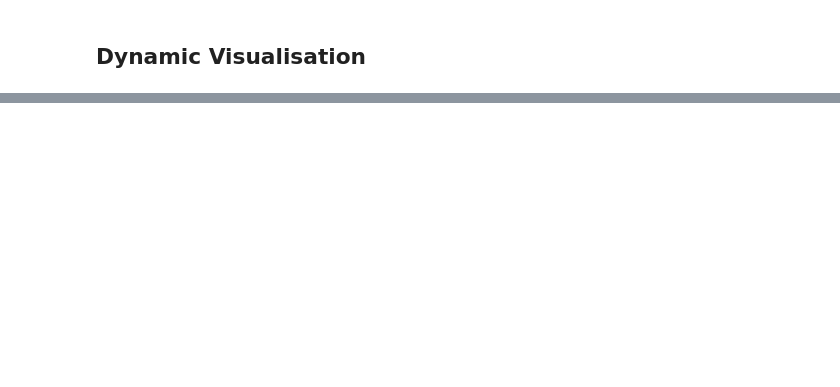
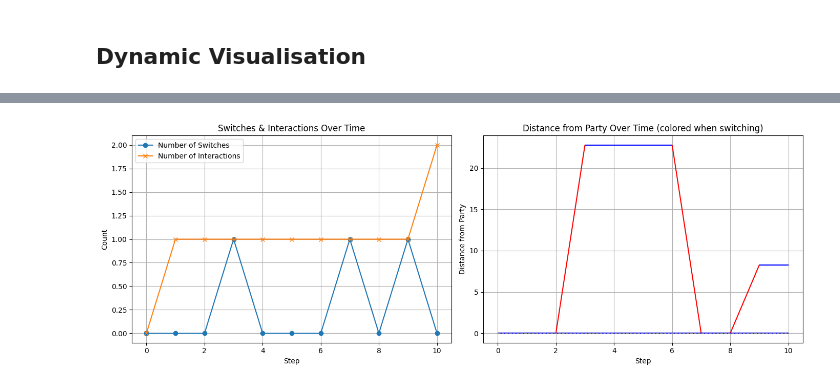
Before and after one commit to AndilexDlongs/social-contagion-abm, a Jupyter notebook: preliminary_models/social_contagion_abm.ipynb, the cells around one changed output, grey strips where cells are left out. Saved outputs shown, nothing was run; the diff lists cells and outputs as text; code cells hidden in the pictures; blank space fills up the shorter version.

```diff
--- a/preliminary_models/social_contagion_abm.ipynb
+++ b/preliminary_models/social_contagion_abm.ipynb
@@ -130,6 +131,7 @@ class VoterAgent(CellAgent):
         # Update party affiliation
         old_party = self.party_affiliation
         self.party_affiliation = self.assign_party()
+        self.distance = self.party_distance()
         self.switched_this_step = (self.party_affiliation != old_party)
 
     # ---------------------------
@@ -206,9 +233,14 @@ class Environment(mesa.Model):
             model_reporters={
                 "num_switches": num_switches,
                 "num_interactions": num_interactions,
+                "vote_Conservatism": count_Conservatism,
+                "vote_Socialism": count_Socialism,
+                "vote_Liberalism": count_Liberalism,
+                "vote_Undecided": count_Undecided,
             },
             agent_reporters={
                 "belief_vector": lambda a: a.belief_vector().tolist(),
+                "distance_from_party": lambda a: a.distance,
                 "party": lambda a: a.party_affiliation,
                 "susceptibility": lambda a: a.susceptibility,
                 "switched": lambda a: a.switched_this_step,
@@ -348,0 +417,63 @@ page
+# %%
+import numpy as np
+import matplotlib.pyplot as plt
+from matplotlib.collections import LineCollection
+
+# After you’ve run your model:
+df = social_contagion.datacollector.get_model_vars_dataframe()
+steps = df.index  # define steps
+
+# Also retrieve the agent data and unstack:
+agent_df = social_contagion.datacollector.get_agent_vars_dataframe()
+dist_by_agent = agent_df["distance_from_party"].unstack(level="AgentID")
+switch_df = agent_df["switched"].unstack(level="AgentID")
+
+fig, axes = plt.subplots(nrows=1, ncols=2, figsize=(14, 5))
+
+# Left plot: switches & interactions
+ax0 = axes[0]
+ax0.plot(steps, df["num_switches"], label="Number of Switches", marker="o")
+ax0.plot(steps, df["num_interactions"], label="Number of Interactions", marker="x")
+ax0.set_xlabel("Step")
+ax0.set_ylabel("Count")
+ax0.set_title("Switches & Interactions Over Time")
+ax0.legend()
+ax0.grid(True)
+
+# Right plot: distance from party with colored switching segments
+ax1 = axes[1]
+
+for agent_id in dist_by_agent.columns:
+    y = dist_by_agent[agent_id].values
+    x = dist_by_agent.index.values  # these are your steps
+
+    # Create line segments between consecutive (x, y)
+    points = np.array([x, y]).T.reshape(-1, 1, 2)
+    segments = np.concatenate([points[:-1], points[1:]], axis=1)
+
+    # Decide color per segment — check switch_df at the destination step
+    colors = []
+    for i in range(len(x) - 1):
+        sw = switch_df.loc[x[i+1], agent_id]
+        colors.append("red" if sw else "blue")
+
+    lc = LineCollection(segments, colors=colors, linewidths=1.5)
+    ax1.add_collection(lc)
+
+# Optionally draw a horizontal threshold line, e.g. at y = 0 (or any value)
+threshold = 0
+ax1.hlines(y=threshold,
+           xmin=dist_by_agent.index.min(),
+           xmax=dist_by_agent.index.max(),
+           colors="gray", linestyles="--", linewidth=1)
+
+ax1.set_xlabel("Step")
+ax1.set_ylabel("Distance from Party")
+ax1.set_title("Distance from Party Over Time (colored when switching)")
+ax1.autoscale()
+ax1.grid(True)
+
+plt.tight_layout()
+plt.show()
+# %% [output]
+[figure, added]
```
Also changed, not shown: parts of 9 cells of this notebook.
